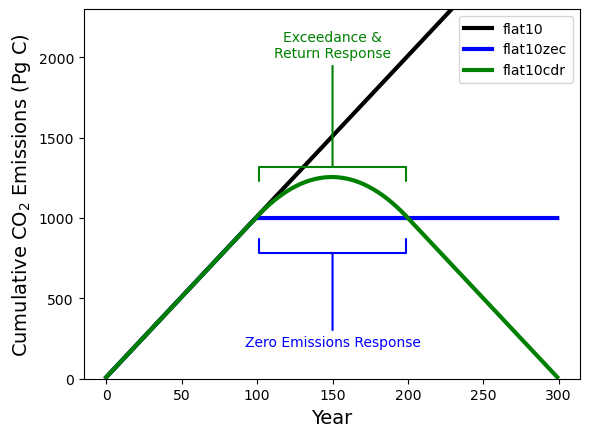
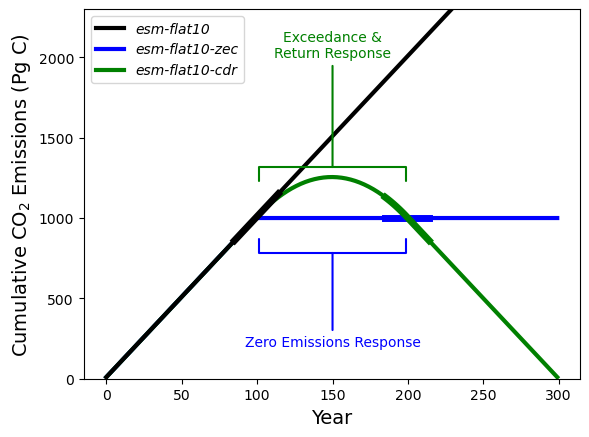
The change to this notebook cell's code, shown as a diff; its figure went from the first image to the second:
--- before
+++ after
@@ -1,5 +1,12 @@
-plt.plot(time, flat10_cumemiss, color='black', label='flat10', lw=3)
-plt.plot(time, flat10zec_cumemiss, color='blue', label='flat10zec', lw=3)
-plt.plot(time, flat10cdr_cumemiss, color='green', label='flat10cdr', lw=3)
+width1=3
+width2=5
+
+plt.plot(time, flat10_cumemiss, color='black', label='esm-flat10', lw=width1, zorder=3)
+plt.plot(time, flat10zec_cumemiss, color='blue', label='esm-flat10-zec', lw=width1)
+plt.plot(time, flat10cdr_cumemiss, color='green', label='esm-flat10-cdr', lw=width1)
+
+plt.plot(time[85:115], flat10_cumemiss[85:115], color='black', lw=width2, zorder=3)
+plt.plot(time[185:215], flat10zec_cumemiss[185:215], color='blue', lw=width2)
+plt.plot(time[185:215], flat10cdr_cumemiss[185:215], color='green', lw=width2)
 
 plt.annotate('Zero Emissions Response', xy=(150, 800), xytext=(150, 200),
@@ -11,4 +18,5 @@
 plt.ylabel('Cumulative CO$_2$ Emissions (Pg C)', fontsize=14)
 #plt.ylabel('Cumulative CO$_2$ Emissions \n and Expected Temperature Response')
-plt.legend()
+plt.legend(prop={'style': 'italic'})
 #plt.tick_params(left=False, labelleft=False)
+plt.savefig('fig_experiment_schematic.png', dpi=300, bbox_inches='tight')

Commit: updates